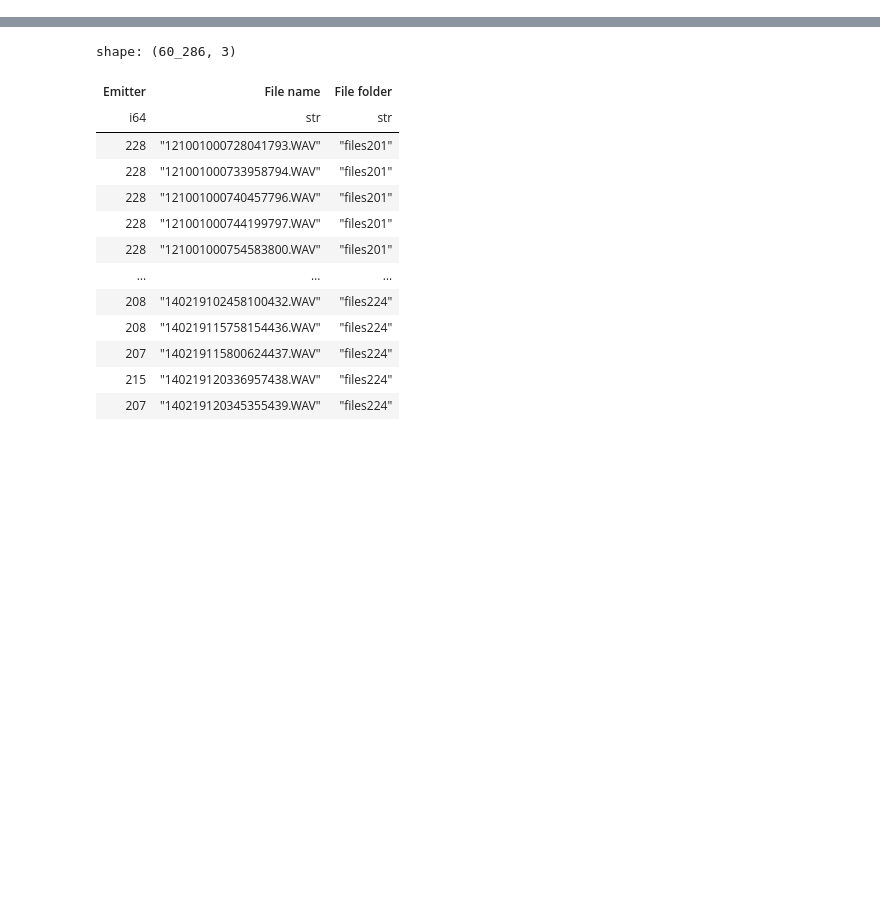
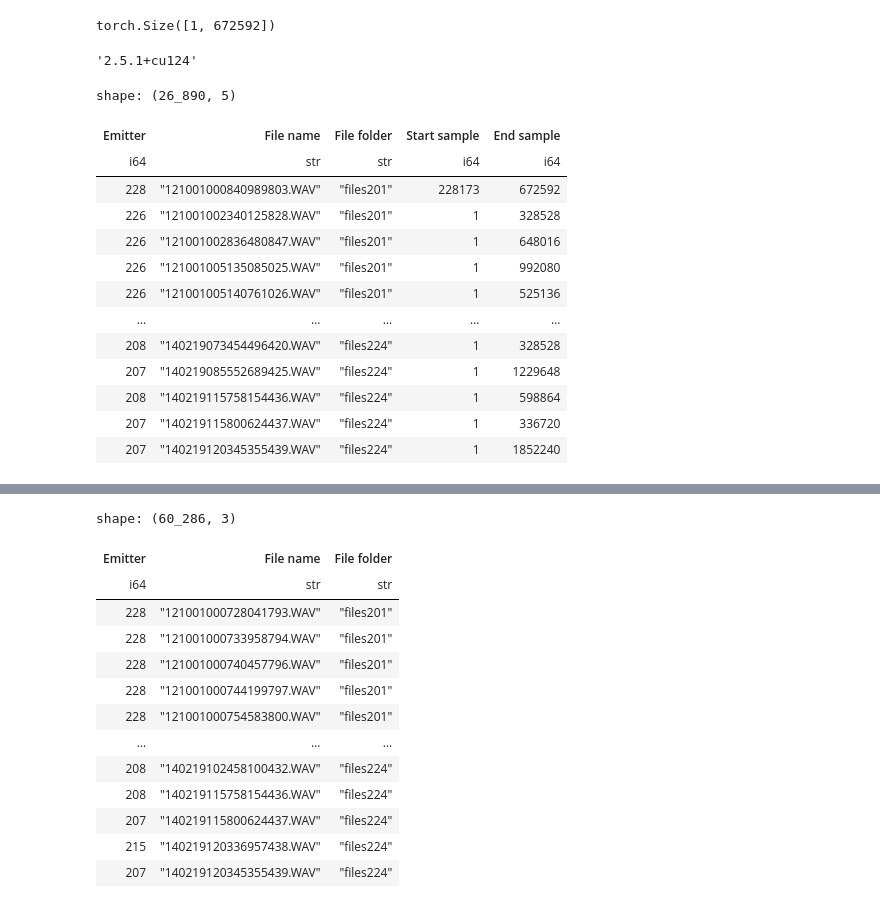
Before and after one commit to korifeyi/animal-communication-source-separation, a Jupyter notebook: basic.ipynb, the cells around one changed output, grey strips where cells are left out. Drawn from its saved outputs; the diff is of its cells as text; code cells hidden in the pictures; blank space fills up the shorter version.

```diff
--- a/basic.ipynb
+++ b/basic.ipynb
@@ -9,3 +9,13 @@ from lightning import LightningDataModule
 import polars as pl
 # %%
 annotations = pl.read_csv("./egyptian_fruit_bat_annotated/Annotations.csv")
+# %%
+import torchaudio
+
+torchaudio.load("/root/animal-communication-source-separation/egyptian_fruit_bat_annotated/files201/121001000840989803.WAV")[0].shape
+# %% [output]
+torch.Size([1, 672592])
+# %%
+torchaudio.__version__
+# %% [output]
+'2.5.1+cu124'
@@ -11,0 +24,17 @@ annotations = pl.read_csv("./egyptian_fruit_bat_annotated/Annotations.csv")
+# %%
+sub_sub
+# %% [output]
+shape: (26_890, 5)
+| Emitter | File name | File folder | Start sample | End sample |
+| i64 | str | str | i64 | i64 |
+| 228 | "121001000840989803.WAV" | "files201" | 228173 | 672592 |
+| 226 | "121001002340125828.WAV" | "files201" | 1 | 328528 |
+| 226 | "121001002836480847.WAV" | "files201" | 1 | 648016 |
+| 226 | "121001005135085025.WAV" | "files201" | 1 | 992080 |
+| 226 | "121001005140761026.WAV" | "files201" | 1 | 525136 |
+| … | … | … | … | … |
+| 208 | "140219073454496420.WAV" | "files224" | 1 | 328528 |
+| 207 | "140219085552689425.WAV" | "files224" | 1 | 1229648 |
+| 208 | "140219115758154436.WAV" | "files224" | 1 | 598864 |
+| 207 | "140219115800624437.WAV" | "files224" | 1 | 336720 |
+| 207 | "140219120345355439.WAV" | "files224" | 1 | 1852240 |
```
Also changed, not shown: parts of 10 cells of this notebook, 6 other files.
